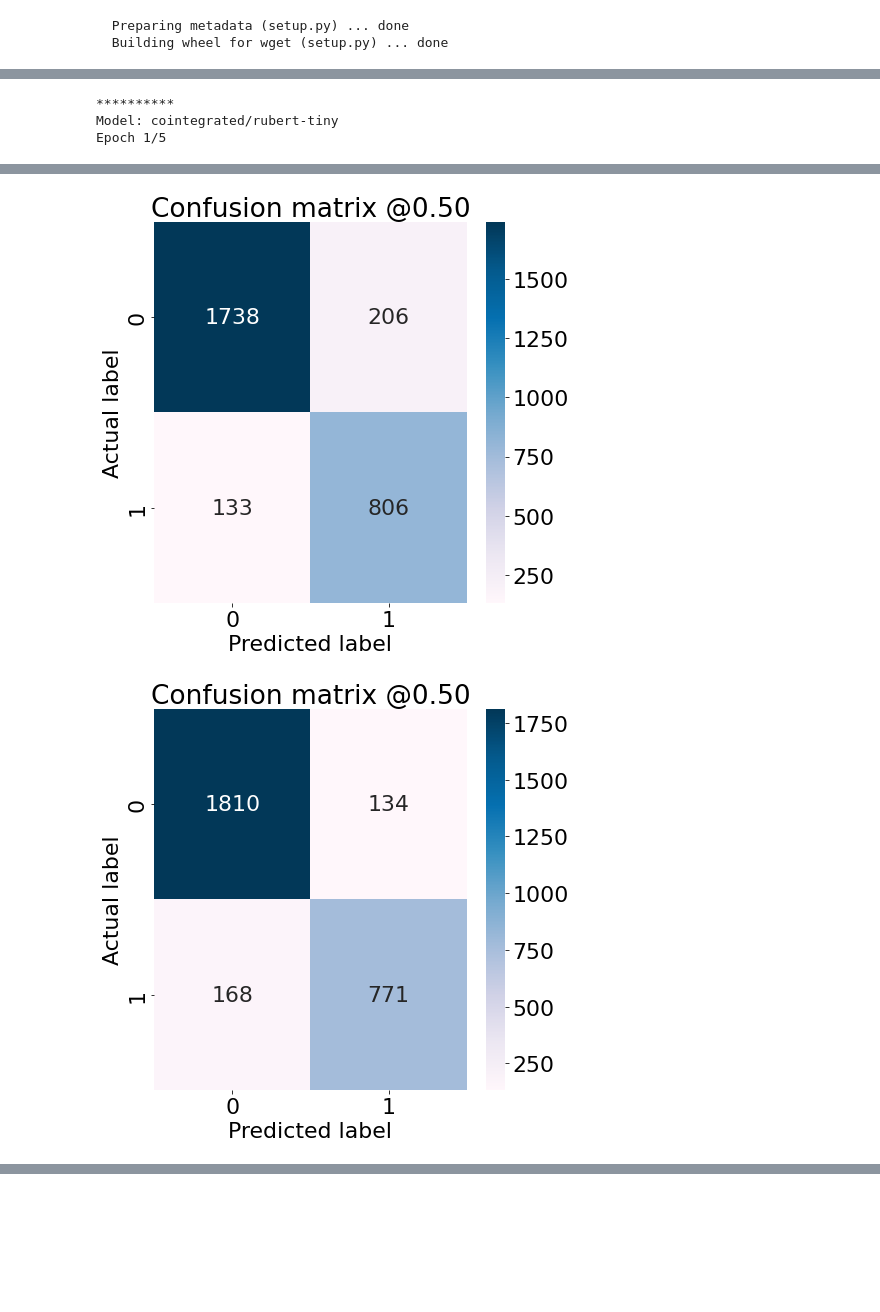
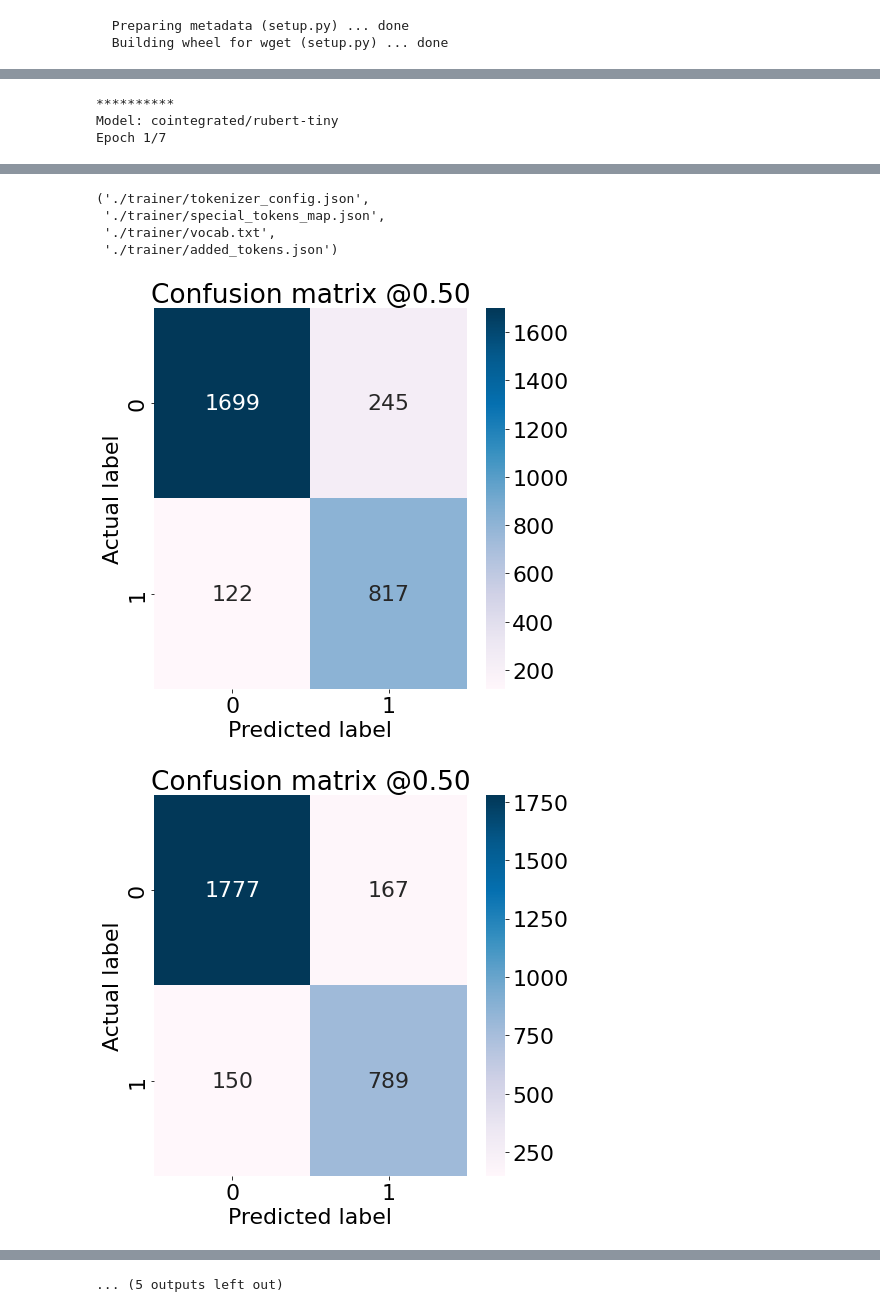
Before and after one commit to alexandr-khvatov/text_classification, a Jupyter notebook: model/bert.ipynb, the cells around one changed output, grey strips where cells are left out. Saved outputs shown, nothing was run; the diff lists cells and outputs as text; code cells hidden in the pictures; blank space fills up the shorter version.

Commit message:
split 60 20 20 epoch 7

```diff
--- a/model/bert.ipynb
+++ b/model/bert.ipynb
@@ -245,7 +245,7 @@ classifier.train(
         y_valid=y_val,
         X_test=X_test,
         y_test=y_test,
-        epochs=5
+        epochs=7
 )
 
 path = './trainer'
@@ -259,4 +259,4 @@ Some weights of BertForSequenceClassification were not initialized from the mode
 You should probably TRAIN this model on a down-stream task to be able to use it for predictions and inference.
 **********
 Model: cointegrated/rubert-tiny
-Epoch 1/5
+Epoch 1/7
@@ -352,2 +382,6 @@ True Positives:  817
+('./trainer/tokenizer_config.json',
+ './trainer/special_tokens_map.json',
+ './trainer/vocab.txt',
+ './trainer/added_tokens.json')
-[figure, old version]
+[figure, new version]
-[figure, old version]
+[figure, new version]
@@ -356,0 +388 @@ True Positives:  817
+... (5 outputs left out)
```
Also changed, not shown: parts of 1 cell of this notebook.
